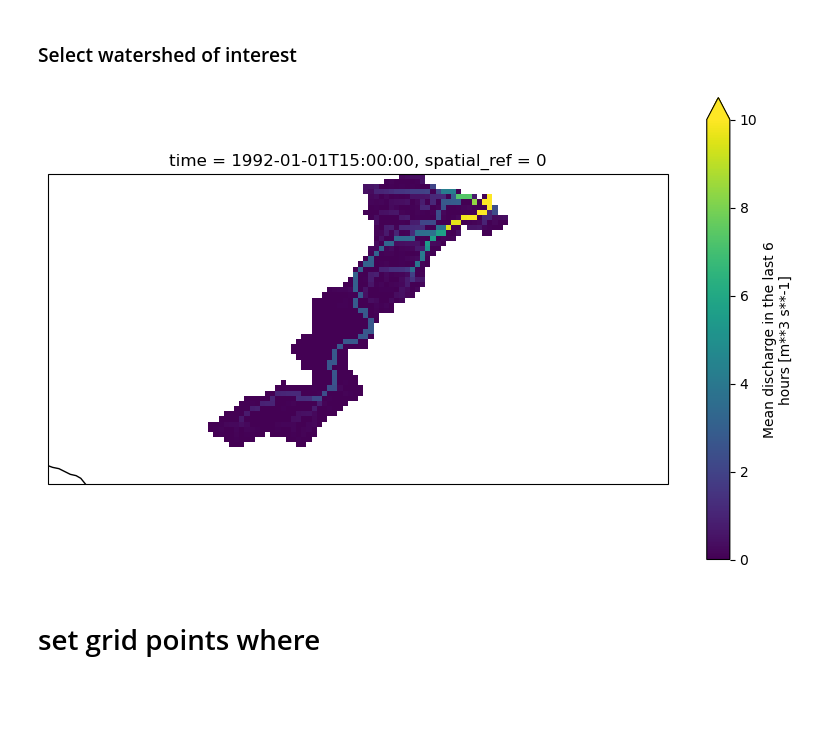
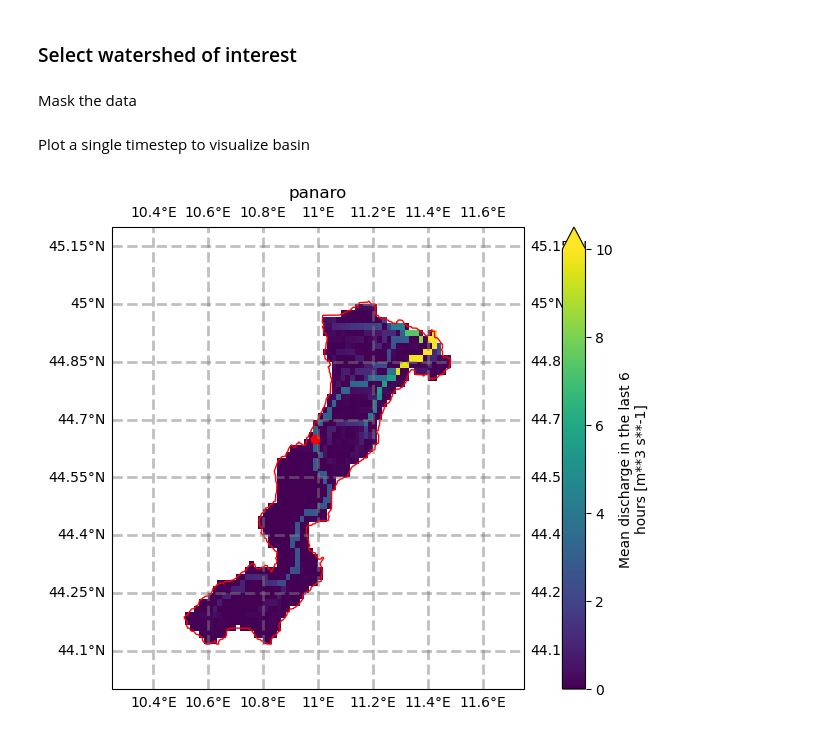
Before and after one commit to zappag/FLORA, a Jupyter notebook: pre-process-wathershed.ipynb, the cells around one changed output. Saved outputs shown, nothing was run; the diff lists cells and outputs as text; code cells hidden in the pictures; blank space fills up the shorter version.

```diff
--- a/pre-process-wathershed.ipynb
+++ b/pre-process-wathershed.ipynb
@@ -25,3 +82,5 @@ ly=2023
+# %%
+ds = xr.open_mfdataset(f"{fname_dir}/{fname_pat}", combine='by_coords')
 # %% [markdown]
 ### Read watershed shape files
 # %%
@@ -33,13 +90,11 @@ shape_gdf = gpd.read_file(shapef_path)
 # %% [markdown]
 ### Select watershed of interest
 # %%
-# grid point of river point to be anlaysed (here Panaro near Modena)
-tlat=44.65
-tlon=10.99
-point = Point(tlon, tlat)
-
-contains_point = shape_gdf['geometry'].contains(point)
+# grid point of river point to be anlaysed
+contains_point = shape_gdf['geometry'].contains(wspoint)
 
 # extract entry of shapefile that contains the point
 shape_basin_gdf = shape_gdf[contains_point]
+# %% [markdown]
+Mask the data
 # %%
@@ -64,19 +126,42 @@ ds_masked = ds['dis06'].where(mask)
+# %%
+
+# Apply the mask to the dataset and plot the results
+ds_masked = ds[disname].where(mask)
+# %% [markdown]
+Plot a single timestep to visualize basin
 # %%
+# select a timestep from the masked file
 var=ds_masked.isel(time=0)
 
 # Create a figure and axes with a geographic projection
 fig = plt.figure(figsize=(10, 6))
 ax = plt.axes(projection=ccrs.PlateCarree())
 
 # Plot the variable
 var.plot(ax=ax, transform=ccrs.PlateCarree(), cmap='viridis', vmin=0, vmax=10)
-plt.xlim(10, 12)
-plt.ylim(44, 45)
+
+# plot basin geometry
+shape_basin_gdf.plot(ax=ax, facecolor='none', edgecolor='red')
+
+# subset the domain plus/minus 5 degree to the point
+lonmin=box[1]
+lonmax=box[3]
+latmin=box[0]
+latmax=box[2]
+ax.set_extent([lonmin, lonmax, latmin, latmax])
+
+# add point corresponding at latitude tlat and longitude tlon
+ax.plot(tlon, tlat, 'ro', transform=ccrs.PlateCarree())
 
 # Add coastlines
 ax.coastlines()
 
+# add lat lon labels
+gl = ax.gridlines(crs=ccrs.PlateCarree(), draw_labels=True,
+                  linewidth=2, color='gray', alpha=0.5, linestyle='--')
+
 # Show the plot
+plt.title(f"{watershed}")
 plt.show()
 # %% [output]
-[figure, old version]
+[figure, new version]
@@ -86,2 +167,0 @@ ds_masked=ds_masked.where(ds_masked<100,0)
-# %% [markdown]
-# set grid points where
```
Also changed, not shown: parts of 15 cells of this notebook, 1 other file.
